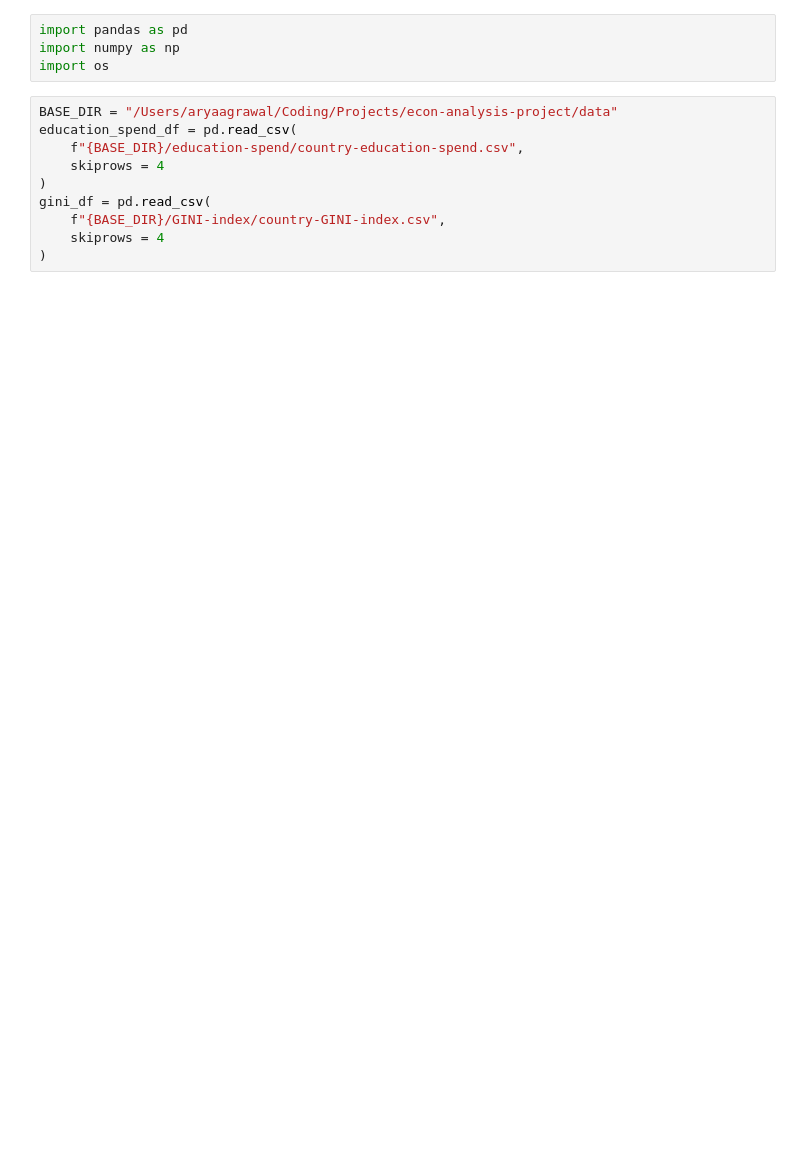
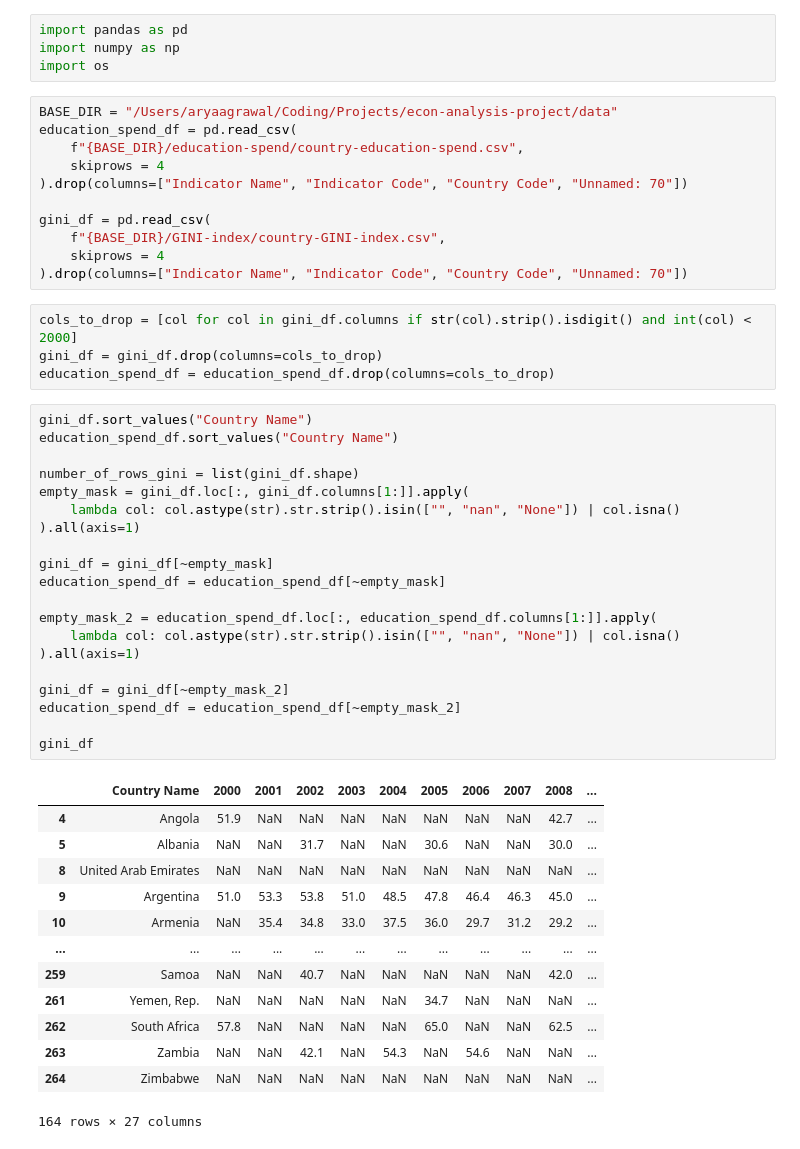
Before and after one commit to agrawalarya523-code/governance-inequality-analysis, a Jupyter notebook: notebooks/data-cleaning.ipynb, the cells around one changed output. Cells and saved outputs as stored; diff of their text form; blank space fills up the shorter version.

```diff
--- a/notebooks/data-cleaning.ipynb
+++ b/notebooks/data-cleaning.ipynb
@@ -7,8 +7,47 @@ BASE_DIR = "/Users/aryaagrawal/Coding/Projects/econ-analysis-project/data"
 education_spend_df = pd.read_csv(
     f"{BASE_DIR}/education-spend/country-education-spend.csv",
     skiprows = 4
-)
+).drop(columns=["Indicator Name", "Indicator Code", "Country Code", "Unnamed: 70"])
+
 gini_df = pd.read_csv(
     f"{BASE_DIR}/GINI-index/country-GINI-index.csv",
     skiprows = 4
-)
+).drop(columns=["Indicator Name", "Indicator Code", "Country Code", "Unnamed: 70"])
+# %%
+cols_to_drop = [col for col in gini_df.columns if str(col).strip().isdigit() and int(col) < 2000]
+gini_df = gini_df.drop(columns=cols_to_drop)
+education_spend_df = education_spend_df.drop(columns=cols_to_drop)
+# %%
+gini_df.sort_values("Country Name")
+education_spend_df.sort_values("Country Name")
+
+number_of_rows_gini = list(gini_df.shape)
+empty_mask = gini_df.loc[:, gini_df.columns[1:]].apply(
+    lambda col: col.astype(str).str.strip().isin(["", "nan", "None"]) | col.isna()
+).all(axis=1)
+
+gini_df = gini_df[~empty_mask]
+education_spend_df = education_spend_df[~empty_mask]
+
+empty_mask_2 = education_spend_df.loc[:, education_spend_df.columns[1:]].apply(
+    lambda col: col.astype(str).str.strip().isin(["", "nan", "None"]) | col.isna()
+).all(axis=1)
+
+gini_df = gini_df[~empty_mask_2]
+education_spend_df = education_spend_df[~empty_mask_2]
+
+gini_df
+# %% [output]
+|  | Country Name | 2000 | 2001 | 2002 | 2003 | 2004 | 2005 | 2006 | 2007 | 2008 | ... |
+| 4 | Angola | 51.9 | NaN | NaN | NaN | NaN | NaN | NaN | NaN | 42.7 | ... |
+| 5 | Albania | NaN | NaN | 31.7 | NaN | NaN | 30.6 | NaN | NaN | 30.0 | ... |
+| 8 | United Arab Emirates | NaN | NaN | NaN | NaN | NaN | NaN | NaN | NaN | NaN | ... |
+| 9 | Argentina | 51.0 | 53.3 | 53.8 | 51.0 | 48.5 | 47.8 | 46.4 | 46.3 | 45.0 | ... |
+| 10 | Armenia | NaN | 35.4 | 34.8 | 33.0 | 37.5 | 36.0 | 29.7 | 31.2 | 29.2 | ... |
+| ... | ... | ... | ... | ... | ... | ... | ... | ... | ... | ... | ... |
+| 259 | Samoa | NaN | NaN | 40.7 | NaN | NaN | NaN | NaN | NaN | 42.0 | ... |
+| 261 | Yemen, Rep. | NaN | NaN | NaN | NaN | NaN | 34.7 | NaN | NaN | NaN | ... |
+| 262 | South Africa | 57.8 | NaN | NaN | NaN | NaN | 65.0 | NaN | NaN | 62.5 | ... |
+| 263 | Zambia | NaN | NaN | 42.1 | NaN | 54.3 | NaN | 54.6 | NaN | NaN | ... |
+| 264 | Zimbabwe | NaN | NaN | NaN | NaN | NaN | NaN | NaN | NaN | NaN | ... |
+164 rows × 27 columns
```
Also changed, not shown: parts of 4 cells of this notebook, 2 other files.
